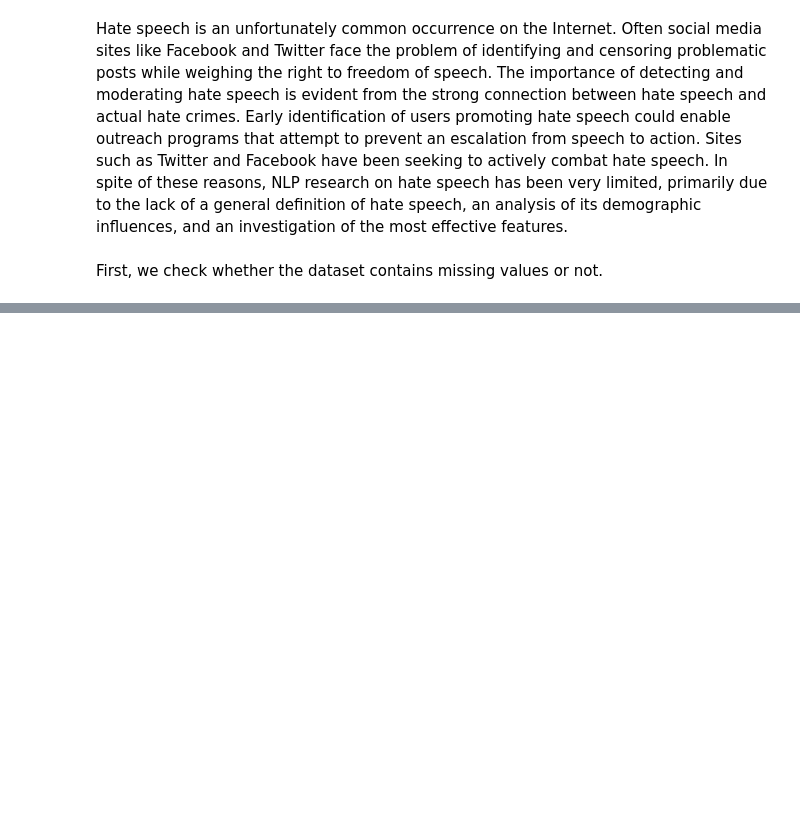
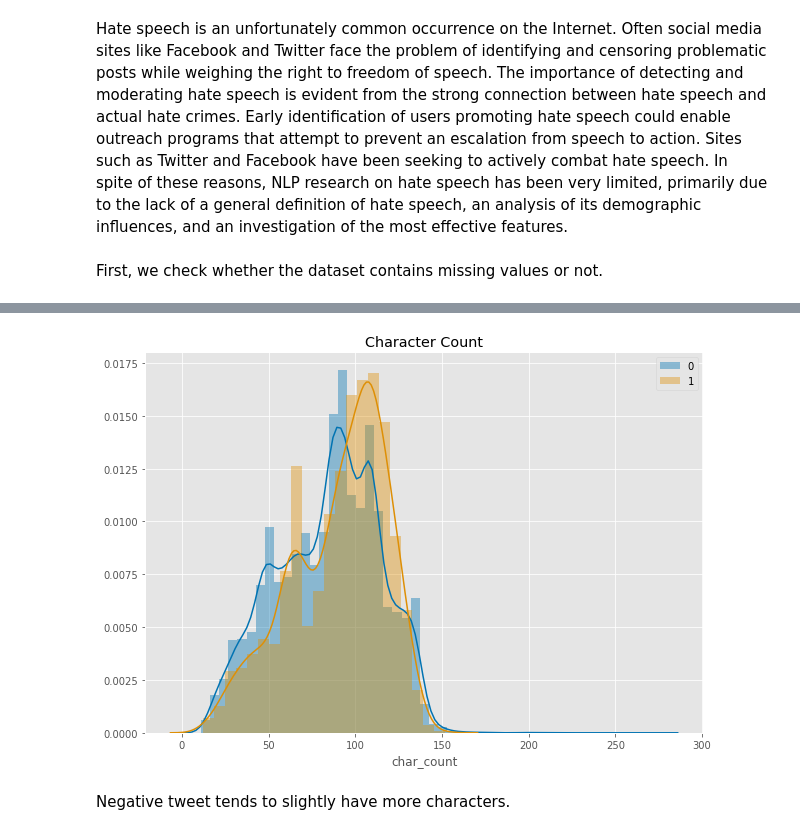
Before and after one commit to agusrichard/data-science-learning-projects, a Jupyter notebook: Twitter Sentiment Analysis/twitter_sentiment_analysis_eda.ipynb, the cells around one changed output, grey strips where cells are left out. Cells and saved outputs as stored; diff of their text form; code cells hidden in the pictures; blank space fills up the shorter version.

```diff
--- a/Twitter Sentiment Analysis/twitter_sentiment_analysis_eda.ipynb
+++ b/Twitter Sentiment Analysis/twitter_sentiment_analysis_eda.ipynb
@@ -19,0 +37,7 @@ test = pd.read_csv('test.csv')
+# %%
+def hist_count(col_name, title):
+    plt.figure(figsize=(10, 7))
+    for i in np.sort(train['label'].unique()):
+        sns.distplot(train.loc[train['label'] == i, col_name], label=i)
+    plt.title('Character Count')
+    plt.legend();
@@ -31,0 +118,6 @@ First, we check whether the dataset contains missing values or not.
+# %%
+hist_count('char_count', 'Character Count')
+# %% [output]
+[figure, added]
+# %% [markdown]
+Negative tweet tends to slightly have more characters.
```
Also changed, not shown: parts of 22 cells of this notebook.
